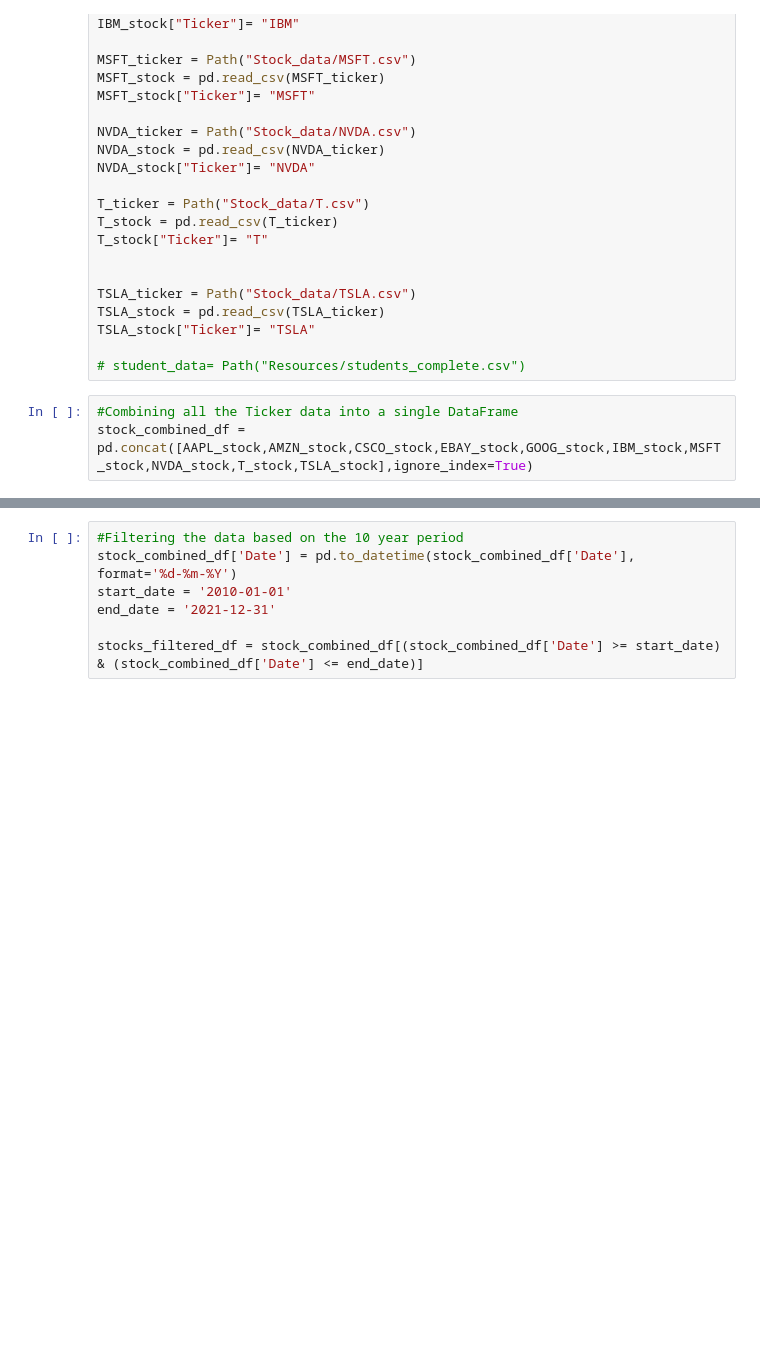
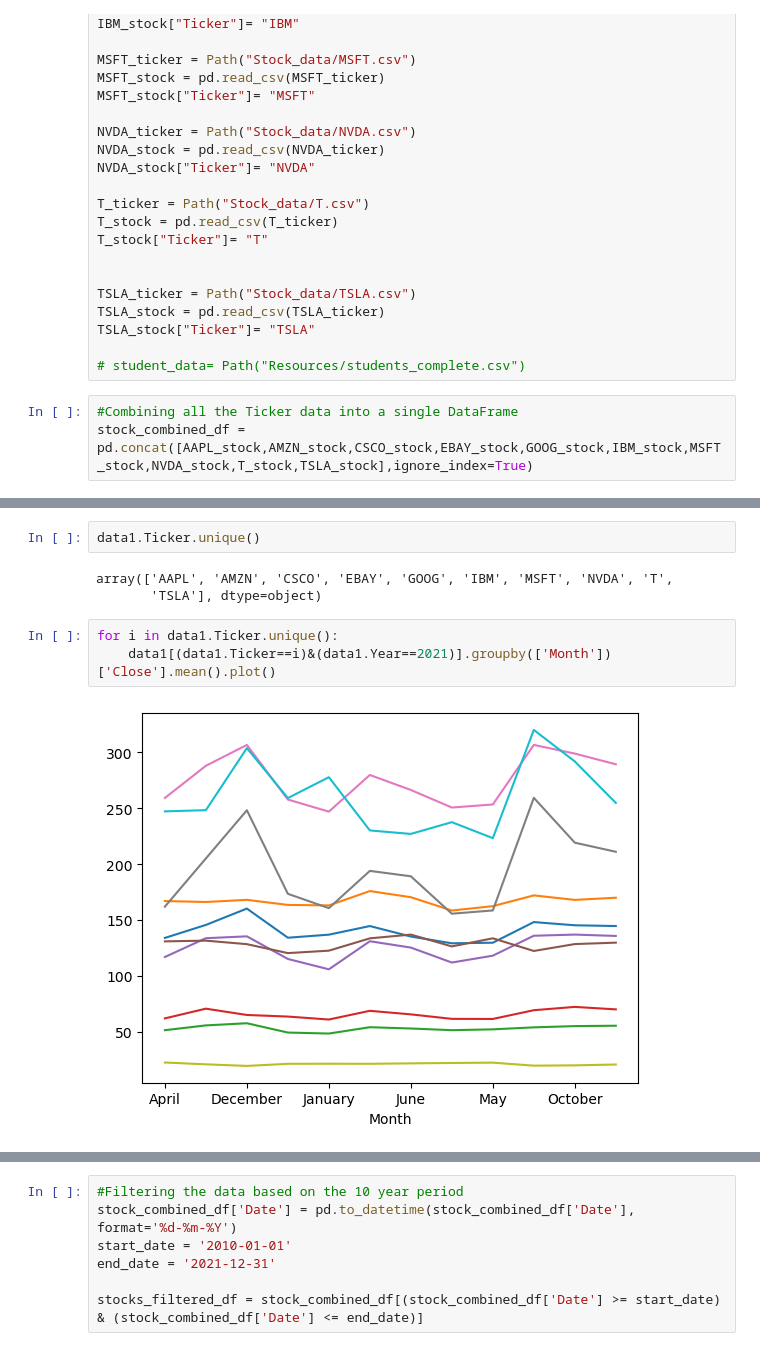
Before and after one commit to salvarenga25/StockMarket_Project, a Jupyter notebook: Stock_Analysis(Closing_Prices).ipynb, the cells around one changed output, grey strips where cells are left out. Saved outputs shown, nothing was run; the diff lists cells and outputs as text; blank space fills up the shorter version.

```diff
--- a/Stock_Analysis(Closing_Prices).ipynb
+++ b/Stock_Analysis(Closing_Prices).ipynb
@@ -64,0 +86,10 @@ stock_combined_df.tail()
+# %%
+data1.Ticker.unique()
+# %% [output]
+array(['AAPL', 'AMZN', 'CSCO', 'EBAY', 'GOOG', 'IBM', 'MSFT', 'NVDA', 'T',
+       'TSLA'], dtype=object)
+# %%
+for i in data1.Ticker.unique():
+    data1[(data1.Ticker==i)&(data1.Year==2021)].groupby(['Month'])['Close'].mean().plot()
+# %% [output]
+[figure, added]
```
Also changed, not shown: parts of 28 cells of this notebook, 1 other file.
